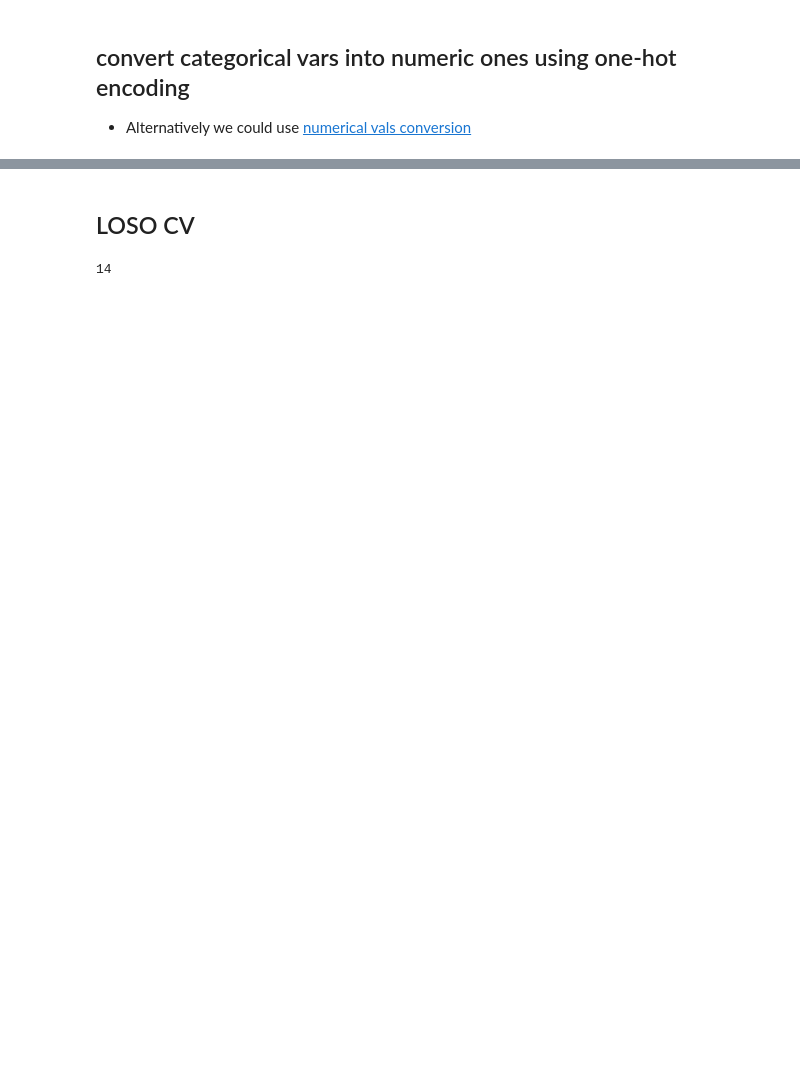
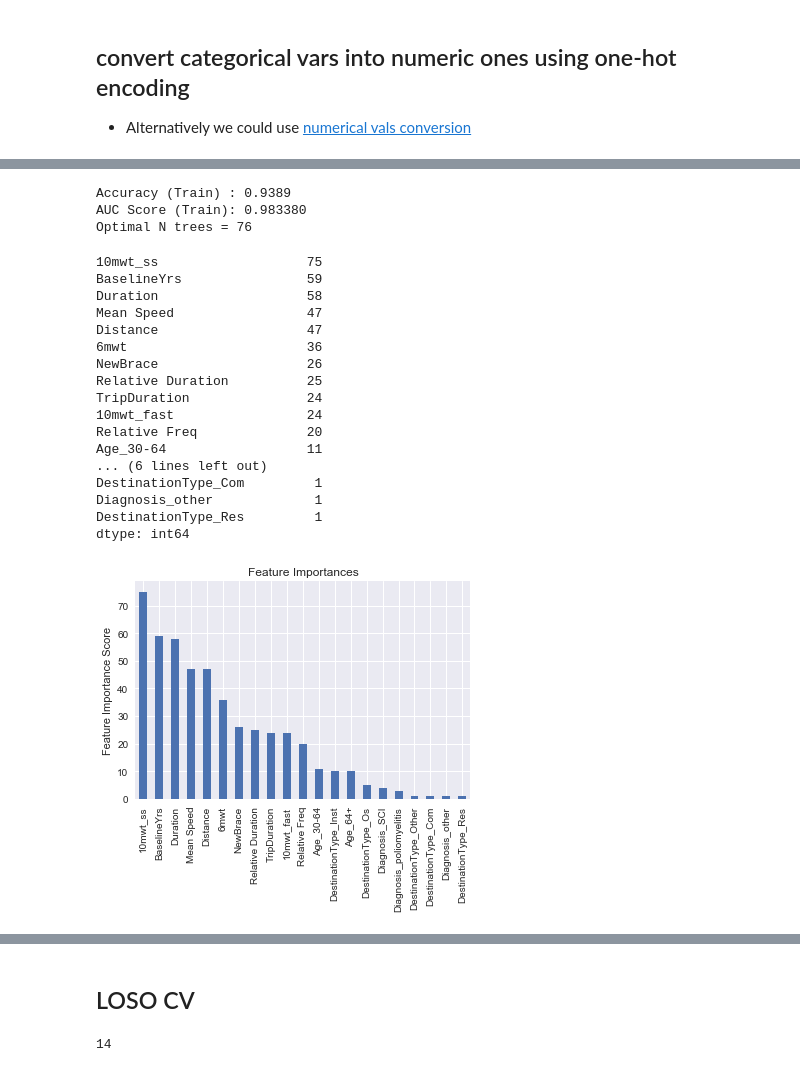
Before and after one commit to Luke3D/CbrAnalysis, a Jupyter notebook: GPS_AnalysisUIC.ipynb, the cells around one changed output, grey strips where cells are left out. Saved outputs shown, nothing was run; the diff lists cells and outputs as text; code cells hidden in the pictures; blank space fills up the shorter version.

```diff
--- a/GPS_AnalysisUIC.ipynb
+++ b/GPS_AnalysisUIC.ipynb
@@ -743,3 +804,34 @@ def modelfit(alg, dtrain, predictors, target, usetrainCV=True, cv_folds=5, early
     plt.ylabel('Feature Importance Score')
 
     return feat_imp
+# %%
+#Choose all predictors except target & IDcols
+target = 'Wear Frac'
+predictors = [x for x in FeaturesNum.columns if x not in target]
+
+xgbclf = XGBClassifier(learning_rate=0.1,n_estimators=200,max_depth=3,min_child_weight=1,gamma=0,subsample=1,
+                       colsample_bytree=0.8, objective='binary:logistic',scale_pos_weight=1,seed=20)
+
+feat_imp=modelfit(xgbclf,X_train,predictors,target)
+# %% [output]
+Accuracy (Train) : 0.9389
+AUC Score (Train): 0.983380
+Optimal N trees = 76
+10mwt_ss                   75
+BaselineYrs                59
+Duration                   58
+Mean Speed                 47
+Distance                   47
+6mwt                       36
+NewBrace                   26
+Relative Duration          25
+TripDuration               24
+10mwt_fast                 24
+Relative Freq              20
+Age_30-64                  11
+... (6 lines left out)
+DestinationType_Com         1
+Diagnosis_other             1
+DestinationType_Res         1
+dtype: int64
+[figure, added]
```
Also changed, not shown: parts of 48 cells of this notebook.
